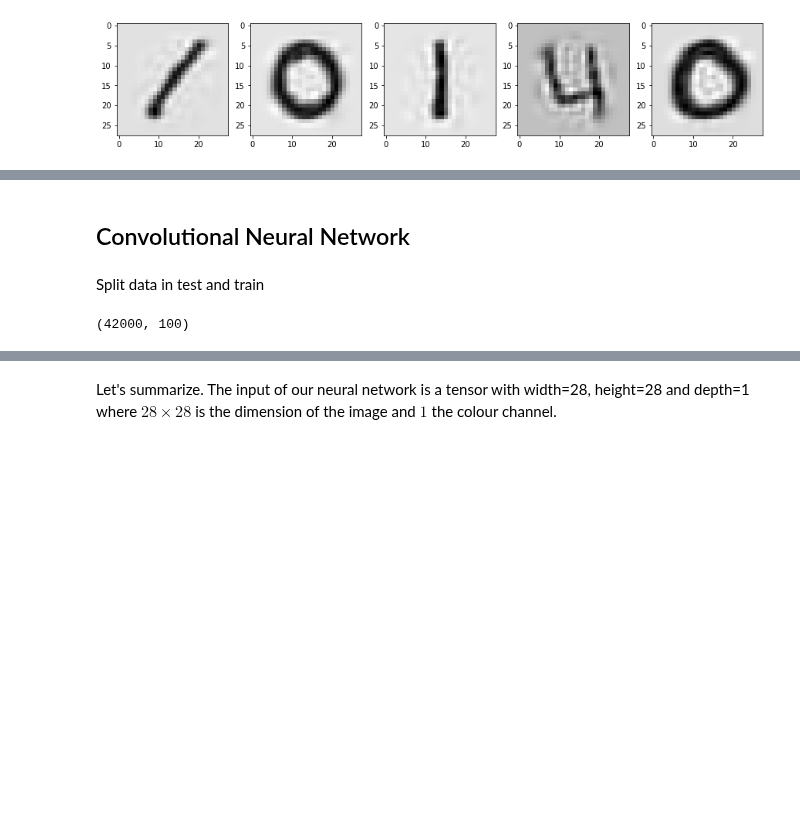
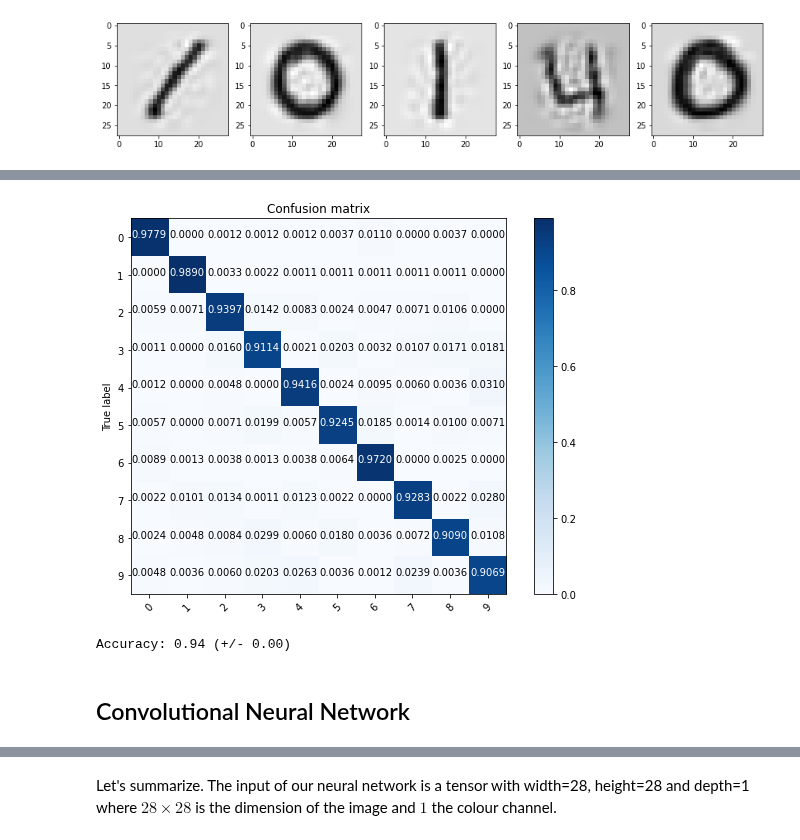
Before and after one commit to lept1/Kaggle_DigitRecognizer, a Jupyter notebook: kaggle_digit_cnn.ipynb, the cells around one changed output, grey strips where cells are left out. Saved outputs shown, nothing was run; the diff lists cells and outputs as text; code cells hidden in the pictures; blank space fills up the shorter version.

Commit message:
Added PCA and SVD; logistic regression and random forest; CNN more investigation

```diff
--- a/kaggle_digit_cnn.ipynb
+++ b/kaggle_digit_cnn.ipynb
@@ -170,5 +160,5 @@ perchè centrare non funzione?
 # %%
 from sklearn.decomposition import PCA,TruncatedSVD
-pca = PCA(n_components=100)
+pca = PCA(n_components=90)
 X_new=pca.fit_transform(X_scal)
 # %%
@@ -200,0 +184,4 @@ from sklearn.ensemble import RandomForestClassifier
+# %%
+X_train, X_test, y_train, y_test = train_test_split(X_new, y,random_state=42,test_size=0.2)
+# %%
+rf=training(X_train,y_train,p_name='digit',model='Random Forest')
@@ -201,8 +195,17 @@ from sklearn.ensemble import RandomForestClassifier
+# %%
+target_names=['0','1','2','3','4','5','6','7','8','9']
+# %%
+predic = rf.predict(X_test)
+confm = confusion_matrix(y_test, predic,normalize='true')
+plot_confusion_matrix(confm,target_names)
+# %% [output]
+[figure, added]
+# %%
+best_rf=rf.best_estimator_
+best_rf.fit(X_new,y)
+scores=cross_val_score(best_rf, X_new,y, cv=5,scoring=make_scorer(accuracy_score))
+print("Accuracy: %0.2f (+/- %0.2f)" % (scores.mean(), scores.std() * 2))
+# %% [output]
+Accuracy: 0.94 (+/- 0.00)
 # %% [markdown]
 ## Convolutional Neural Network
-# %% [markdown]
-Split data in test and train
-# %%
-X_new.shape
-# %% [output]
-(42000, 100)
```
Also changed, not shown: parts of 38 cells of this notebook, 2 other files.
